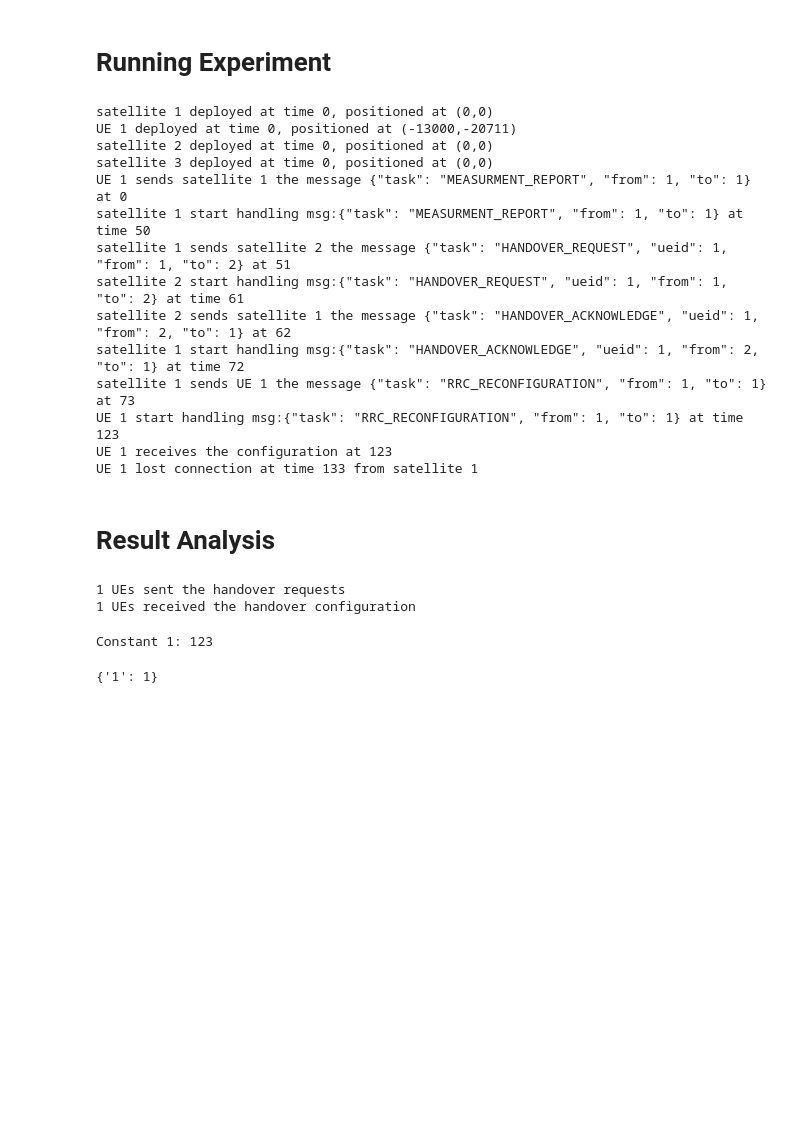
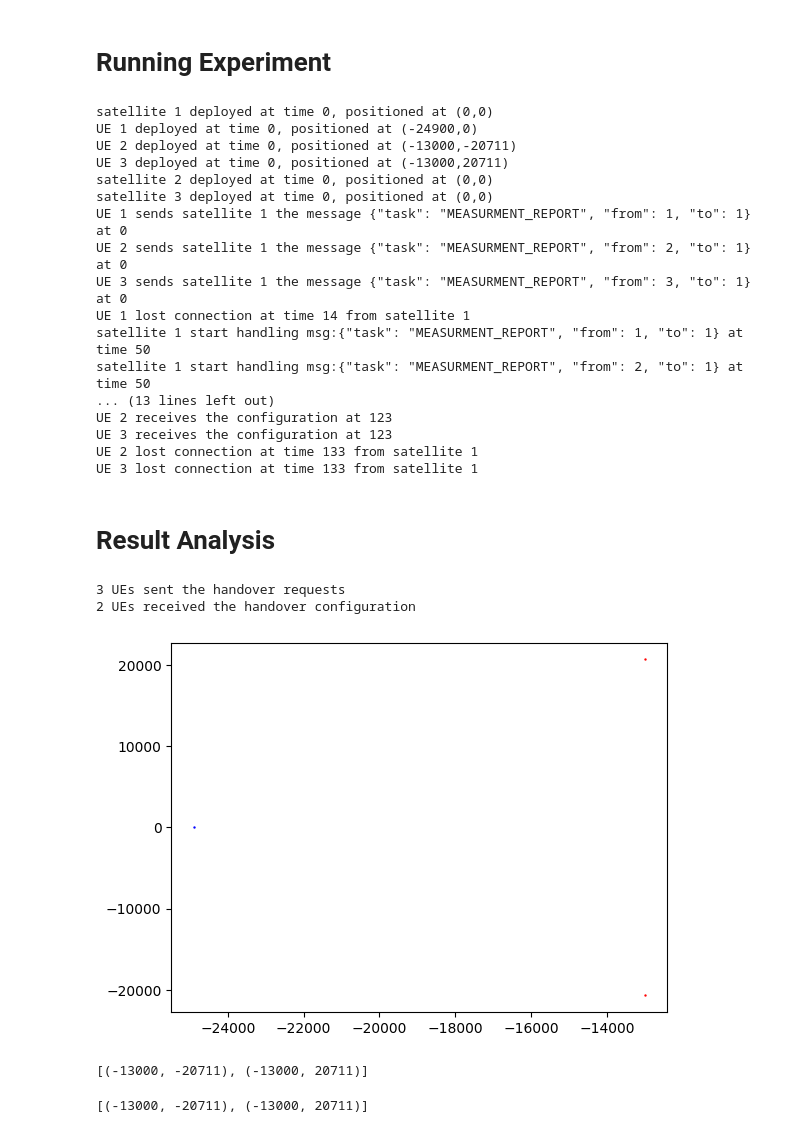
Before and after one commit to zbh888/LEOhandover, a Jupyter notebook: dev.ipynb, the cells around one changed output. Drawn from its saved outputs; the diff is of its cells as text; code cells hidden in the pictures; blank space fills up the shorter version.

Commit message:
separating success and failure

```diff
--- a/dev.ipynb
+++ b/dev.ipynb
@@ -382,8 +382,8 @@ class Satellite(Base):
 # %% [markdown]
 # Running Experiment
 # %%
-#POSITIONS = [(-13000, -20711),(-13000, -20711), (-13000,20711)]
-POSITIONS = [(-13000, -20711)]
+POSITIONS = [(-25000+100, 0),(-13000, -20711), (-13000,20711)]
+#POSITIONS = [(-13000, -20711)]
 
 
 env = simpy.Environment()
@@ -433,43 +433,37 @@ for identity in UEs:
 env.run(until=5000)
 # %% [output]
 satellite 1 deployed at time 0, positioned at (0,0)
-UE 1 deployed at time 0, positioned at (-13000,-20711)
+UE 1 deployed at time 0, positioned at (-24900,0)
+UE 2 deployed at time 0, positioned at (-13000,-20711)
+UE 3 deployed at time 0, positioned at (-13000,20711)
 satellite 2 deployed at time 0, positioned at (0,0)
 satellite 3 deployed at time 0, positioned at (0,0)
 UE 1 sends satellite 1 the message {"task": "MEASURMENT_REPORT", "from": 1, "to": 1} at 0
+UE 2 sends satellite 1 the message {"task": "MEASURMENT_REPORT", "from": 2, "to": 1} at 0
+UE 3 sends satellite 1 the message {"task": "MEASURMENT_REPORT", "from": 3, "to": 1} at 0
+UE 1 lost connection at time 14 from satellite 1
 satellite 1 start handling msg:{"task": "MEASURMENT_REPORT", "from": 1, "to": 1} at time 50
-satellite 1 sends satellite 2 the message {"task": "HANDOVER_REQUEST", "ueid": 1, "from": 1, "to": 2} at 51
-satellite 2 start handling msg:{"task": "HANDOVER_REQUEST", "ueid": 1, "from": 1, "to": 2} at time 61
-satellite 2 sends satellite 1 the message {"task": "HANDOVER_ACKNOWLEDGE", "ueid": 1, "from": 2, "to": 1} at 62
-satellite 1 start handling msg:{"task": "HANDOVER_ACKNOWLEDGE", "ueid": 1, "from": 2, "to": 1} at time 72
-satellite 1 sends UE 1 the message {"task": "RRC_RECONFIGURATION", "from": 1, "to": 1} at 73
-UE 1 start handling msg:{"task": "RRC_RECONFIGURATION", "from": 1, "to": 1} at time 123
-UE 1 receives the configuration at 123
-UE 1 lost connection at time 133 from satellite 1
+satellite 1 start handling msg:{"task": "MEASURMENT_REPORT", "from": 2, "to": 1} at time 50
+... (13 lines left out)
+UE 2 receives the configuration at 123
+UE 3 receives the configuration at 123
+UE 2 lost connection at time 133 from satellite 1
+UE 3 lost connection at time 133 from satellite 1
 # %% [markdown]
 # Result Analysis
 # %%
 counter_request = 0
 counter_success = 0
+Success_UE_Positions = []
 for i in UEs:
     ue = UEs[i]
     if ue.hasNoHandoverRequest == False:
         counter_request += 1
     if ue.hasNoHandoverConfiguration == False:
         counter_success += 1
+        Success_UE_Positions.append((ue.position_x, ue.position_y))
 print(f"{counter_request} UEs sent the handover requests")
 print(f"{counter_success} UEs received the handover configuration")
 # %% [output]
-1 UEs sent the handover requests
-1 UEs received the handover configuration
+3 UEs sent the handover requests
+2 UEs received the handover configuration
-# %%
-MY_CONSTANT = "123"
-class MyClass:
-    def print_constants(self):
-        print("Constant 1:", MY_CONSTANT)
-
-# Using the class
-obj = MyClass()
-obj.print_constants()
-# %% [output]
-Constant 1: 123
@@ -478,4 +469,0 @@ x = {"1" : 1}
-# %%
-x
-# %% [output]
-{'1': 1}
@@ -481,0 +474,22 @@ x
+# %%
+def draw_from_positions(total_positions, success_position):
+    unsucessful_position = [pos for pos in total_positions if pos not in success_position]
+    if len(unsucessful_position) != 0:
+        x_coords, y_coords = zip(*unsucessful_position)
+        plt.scatter(x_coords, y_coords, color='blue', s=0.5)
+    if len(success_position) != 0:
+        x_coords, y_coords = zip(*success_position)
+        plt.scatter(x_coords, y_coords, color='red', s=0.5)
+    plt.savefig('res_positions.png', dpi=300, bbox_inches='tight')
+# %%
+draw_from_positions(POSITIONS, Success_UE_Positions)
+# %% [output]
+[figure, added]
+# %%
+POSITIONS
+# %% [output]
+[(-13000, -20711), (-13000, 20711)]
+# %%
+Received_UE_Positions
+# %% [output]
+[(-13000, -20711), (-13000, 20711)]
```
Also changed, not shown: parts of 2 cells of this notebook, 2 other files.
